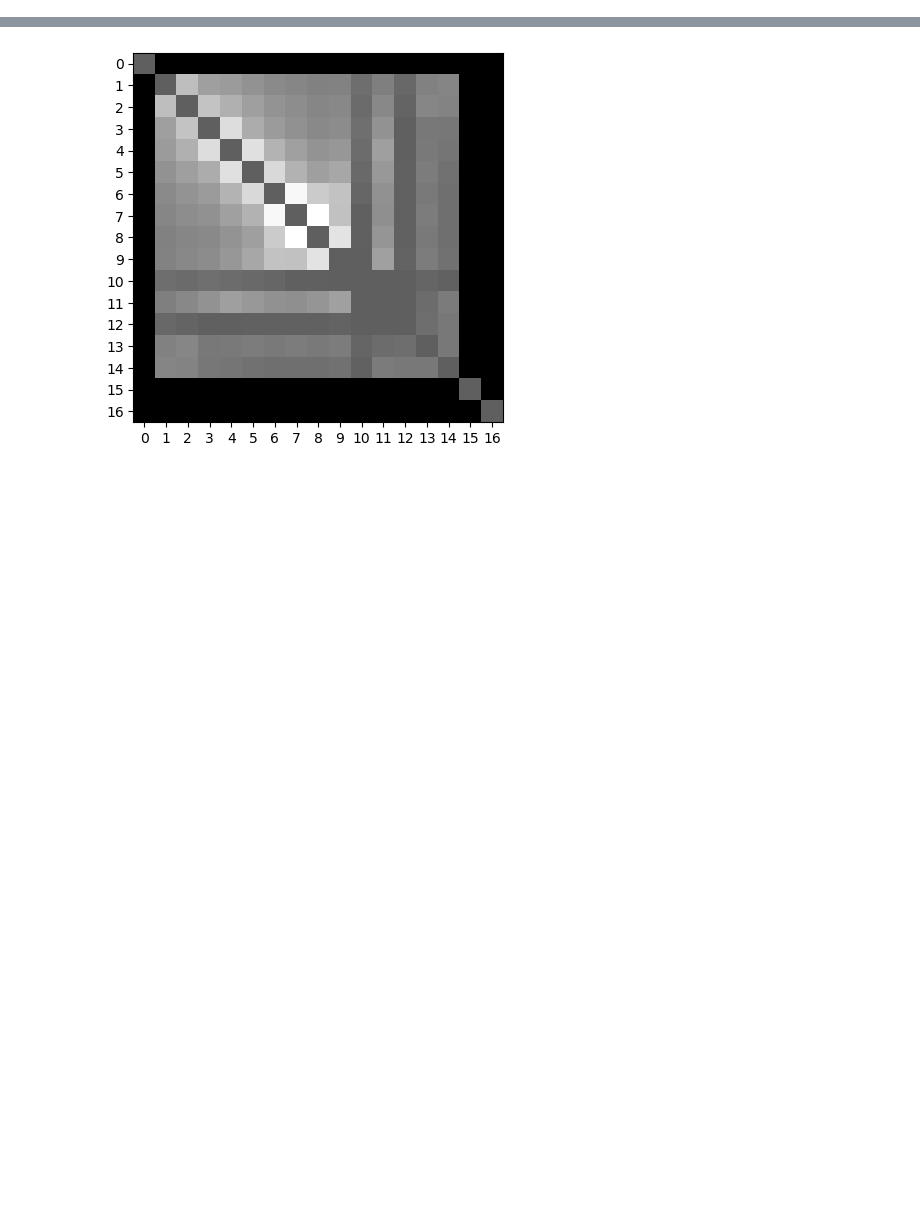
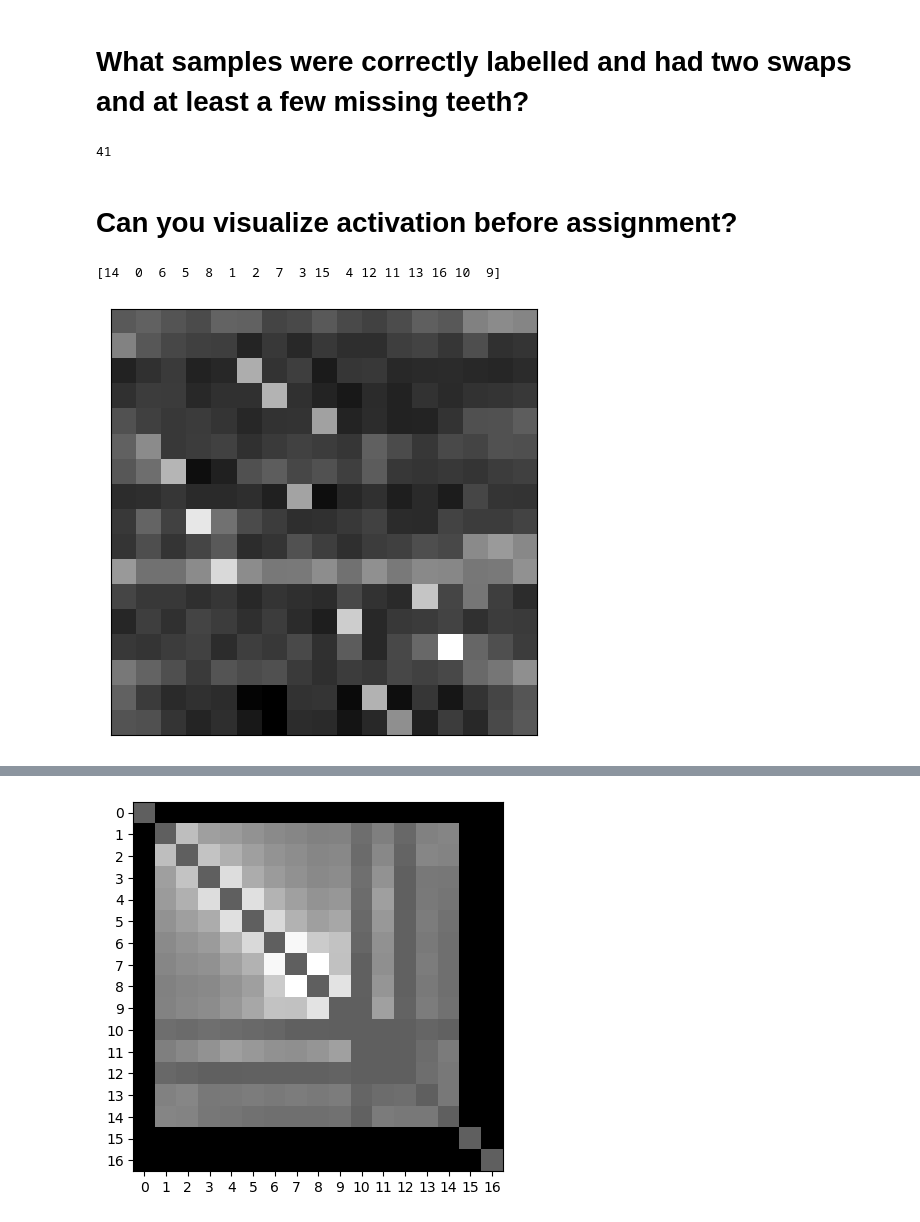
Before and after one commit to tudordascalu/3d-teeth-alignment, a Jupyter notebook: notebooks/analysis.ipynb, the cells around one changed output, grey strips where cells are left out. Drawn from its saved outputs; the diff is of its cells as text; code cells hidden in the pictures; blank space fills up the shorter version.

```diff
--- a/notebooks/analysis.ipynb
+++ b/notebooks/analysis.ipynb
@@ -75,0 +239,2 @@ plt.show()
+# %% [markdown]
+# What samples were correctly labelled and had two swaps and at least a few missing teeth?
@@ -75,0 +273,37 @@ plt.show()
+# %%
+len(sample_correct_acc_upper)
+# %% [output]
+41
+# %% [markdown]
+# Can you visualize activation before assignment?
+# %%
+import random
+i_row_shuffle = np.arange(17)
+random.shuffle(i_row_shuffle)
+print(i_row_shuffle)
+# %% [output]
+[14  0  6  5  8  1  2  7  3 15  4 12 11 13 16 10  9]
+# %%
+import matplotlib.pyplot as plt
+
+# id = "HDVYC7UQ"
+id = "01MAVT6A"
+i_row_shuffle = [14, 0, 6,  5,  8,  1,  2,  7,  3, 15,  4, 12, 11, 13, 16, 10, 9]
+jaw = "upper"
+sample = "9"
+fig, ax = plt.subplots(nrows=1, ncols=1)
+labels = np.load(f"../data/final/{id}/labels_{jaw}_9.npy")
+centroids = np.load(f"../data/final/{id}/centroids_{jaw}_9.npy")
+activation = np.load(f"../output/aligner/{id}/labels_pred_activation_{jaw}_{sample}.npy")
+# activation[np.arange(17), np.arange(17)] -= 6
+activation[activation >= 5] -= 5
+activation += np.random.randn(17, 17)
+im = ax.imshow(activation[i_row_shuffle], cmap="gray")
+fig.tight_layout()
+ax.set_xticks([])
+ax.set_yticks([])
+plt.show()
+fig.savefig("activation.png")
+plt.show()
+# %% [output]
+[figure, added]
```
Also changed, not shown: parts of 26 cells of this notebook, 5 other files.
